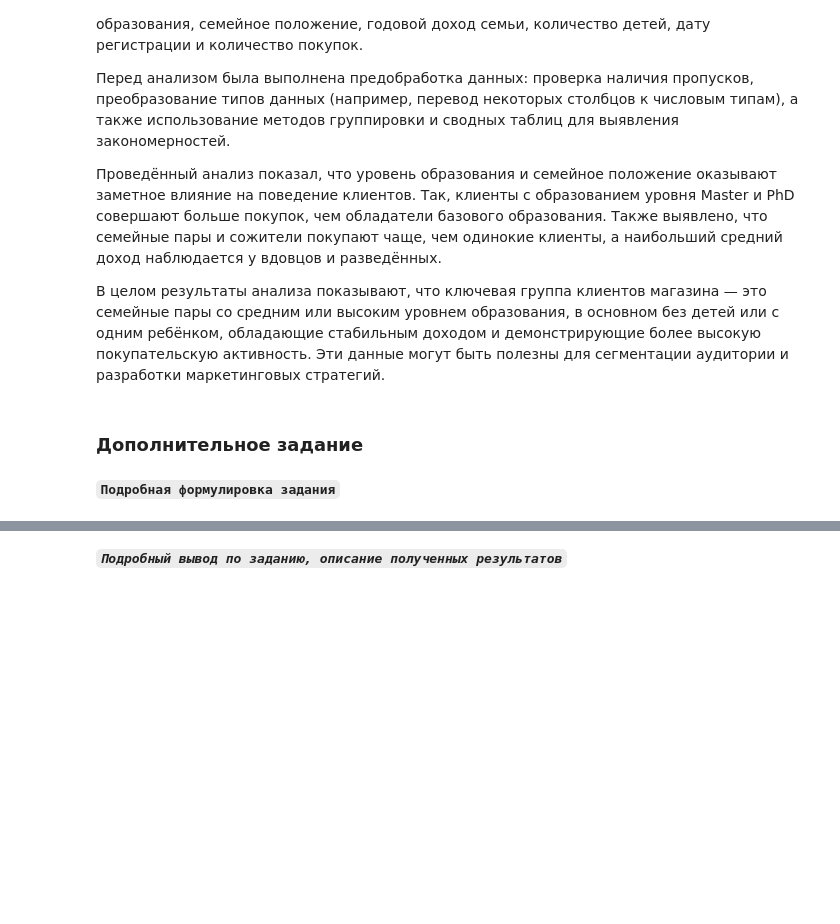
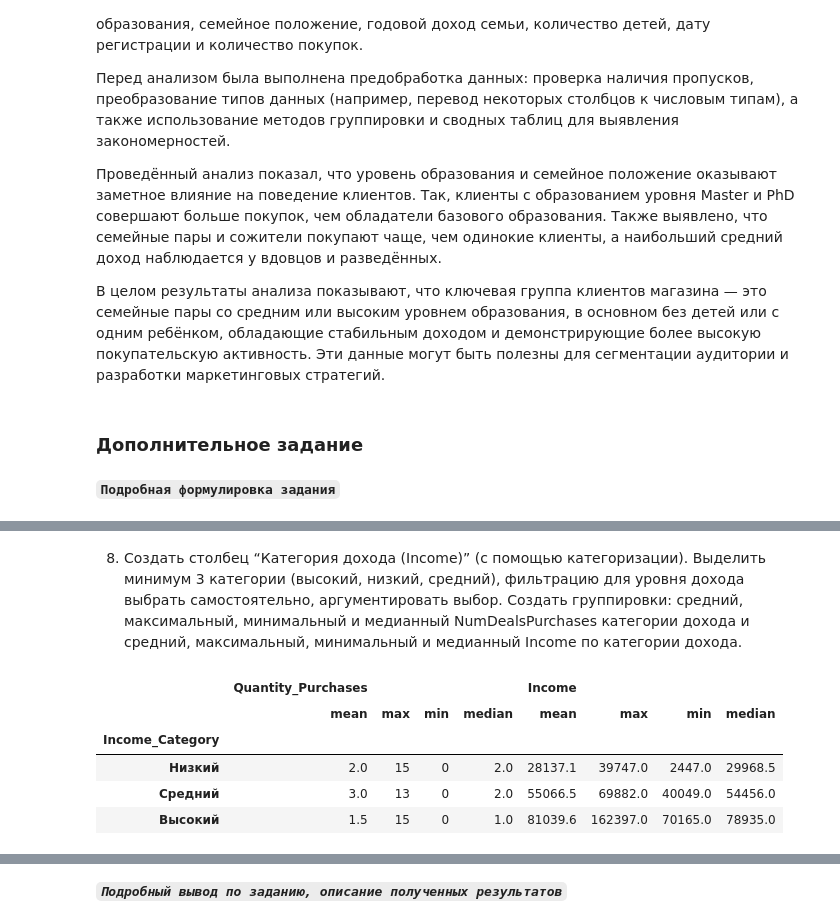
Before and after one commit to witcher770/sem_5_data_analiz, a Jupyter notebook: ЛР1_Уряшов_14.ipynb, the cells around one changed output, grey strips where cells are left out. Cells and saved outputs as stored; diff of their text form; code cells hidden in the pictures; blank space fills up the shorter version.

```diff
--- a/ЛР1_Уряшов_14.ipynb
+++ b/ЛР1_Уряшов_14.ipynb
@@ -495,0 +544,27 @@ df.pivot_table(index=['Education'], values='Quantity_Purchases', aggfunc='mean')
+# %% [markdown]
+8. Создать столбец “Категория дохода (Income)” (с помощью категоризации).
+Выделить минимум 3 категории (высокий, низкий, средний), фильтрацию
+для уровня дохода выбрать самостоятельно, аргументировать выбор.
+Создать группировки: средний, максимальный, минимальный и медианный
+NumDealsPurchases категории дохода и средний, максимальный,
+минимальный и медианный Income по категории дохода.
+# %%
+# Категории дохода: низкий (<40k), средний (40k-70k), высокий (>70k)
+bins_income = [0, 40000, 70000, df['Income'].max()]
+labels_income = ['Низкий', 'Средний', 'Высокий']
+df['Income_Category'] = pd.cut(df['Income'], bins=bins_income, labels=labels_income)
+
+# Группировки: Quantity_Purchases и Income по категории дохода
+grouped_income = df.groupby('Income_Category', observed=False).agg({
+    'Quantity_Purchases': ['mean', 'max', 'min', 'median'],
+    'Income': ['mean', 'max', 'min', 'median']
+}).round(1)
+
+grouped_income
+# %% [output]
+|  | Quantity_Purchases |  |  |  | Income |  |  |  |
+|  | mean | max | min | median | mean | max | min | median |
+| Income_Category |  |  |  |  |  |  |  |  |
+| Низкий | 2.0 | 15 | 0 | 2.0 | 28137.1 | 39747.0 | 2447.0 | 29968.5 |
+| Средний | 3.0 | 13 | 0 | 2.0 | 55066.5 | 69882.0 | 40049.0 | 54456.0 |
+| Высокий | 1.5 | 15 | 0 | 1.0 | 81039.6 | 162397.0 | 70165.0 | 78935.0 |
```
Also changed, not shown: parts of 14 cells of this notebook.
